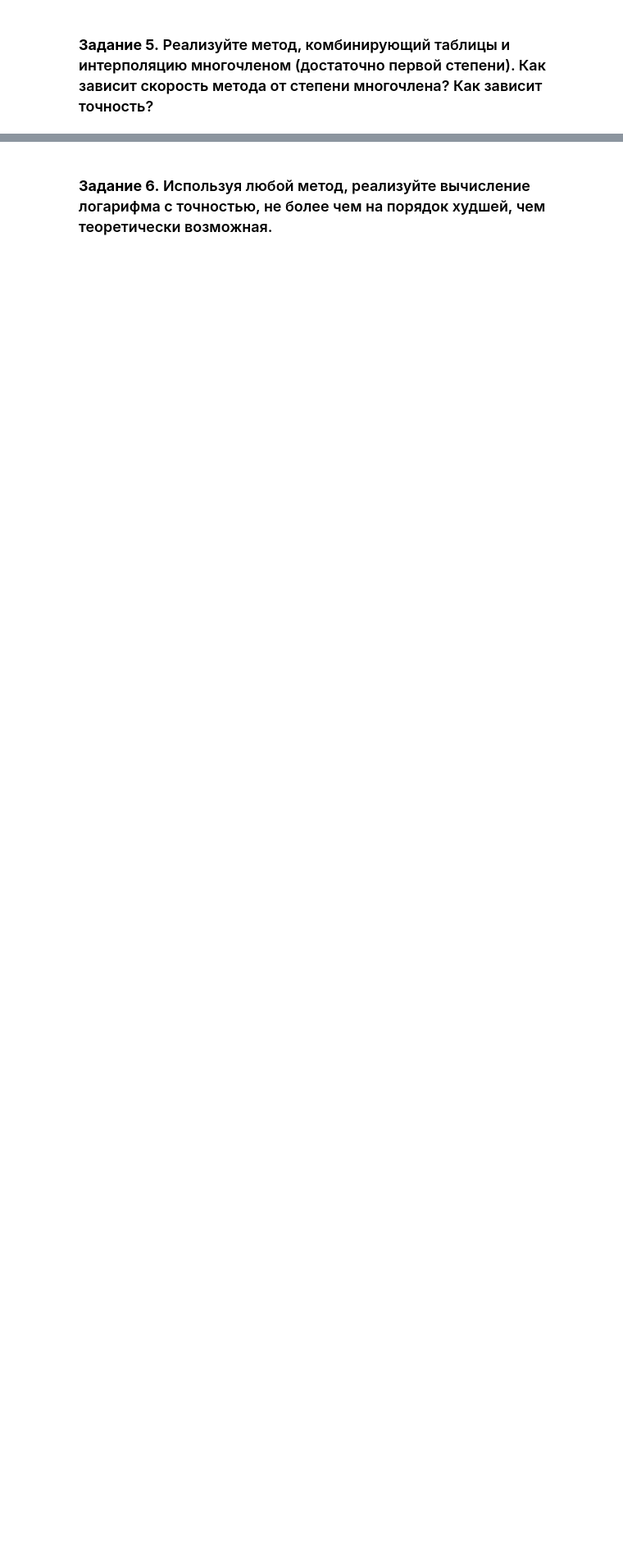
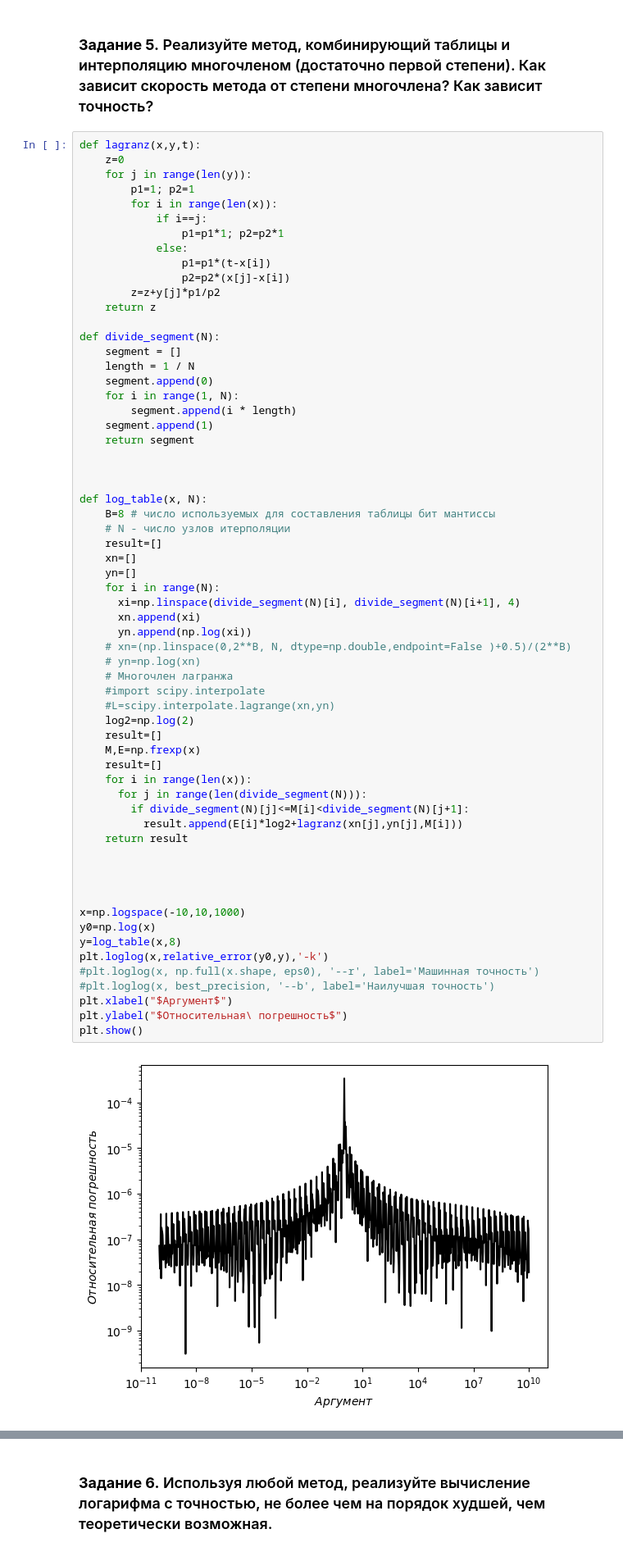
Before and after one commit to dyed-eye/numerical-methods, a Jupyter notebook: 3. Not_so_elementary_elementary_functions.ipynb, the cells around one changed output, grey strips where cells are left out. Shown at 82% size. Cells and saved outputs as stored; diff of their text form; blank space fills up the shorter version.

```diff
--- a/3. Not_so_elementary_elementary_functions.ipynb
+++ b/3. Not_so_elementary_elementary_functions.ipynb
@@ -464,3 +464,67 @@ plt.show()
 [figure]
 # %% [markdown]
 ### **Задание 5.** Реализуйте метод, комбинирующий таблицы и интерполяцию многочленом (достаточно первой степени). Как зависит скорость метода от степени многочлена? Как зависит точность?
+# %%
+def lagranz(x,y,t):
+    z=0
+    for j in range(len(y)):
+        p1=1; p2=1
+        for i in range(len(x)):
+            if i==j:
+                p1=p1*1; p2=p2*1
+            else:
+                p1=p1*(t-x[i])
+                p2=p2*(x[j]-x[i])
+        z=z+y[j]*p1/p2
+    return z
+
+def divide_segment(N):
+    segment = []
+    length = 1 / N
+    segment.append(0)
+    for i in range(1, N):
+        segment.append(i * length)
+    segment.append(1)
+    return segment
+
+
+
+def log_table(x, N):
+    B=8 # число используемых для составления таблицы бит мантиссы
+    # N - число узлов итерполяции
+    result=[]
+    xn=[]
+    yn=[]
+    for i in range(N):
+      xi=np.linspace(divide_segment(N)[i], divide_segment(N)[i+1], 4)
+      xn.append(xi)
+      yn.append(np.log(xi))
+    # xn=(np.linspace(0,2**B, N, dtype=np.double,endpoint=False )+0.5)/(2**B)
+    # yn=np.log(xn)
+    # Многочлен лагранжа
+    #import scipy.interpolate
+    #L=scipy.interpolate.lagrange(xn,yn)
+    log2=np.log(2)
+    result=[]
+    M,E=np.frexp(x)
+    result=[]
+    for i in range(len(x)):
+      for j in range(len(divide_segment(N))):
+        if divide_segment(N)[j]<=M[i]<divide_segment(N)[j+1]:
+          result.append(E[i]*log2+lagranz(xn[j],yn[j],M[i]))
+    return result
+
+
+
+
+x=np.logspace(-10,10,1000)
+y0=np.log(x)
+y=log_table(x,8)
+plt.loglog(x,relative_error(y0,y),'-k')
+#plt.loglog(x, np.full(x.shape, eps0), '--r', label='Машинная точность')
+#plt.loglog(x, best_precision, '--b', label='Наилучшая точность')
+plt.xlabel("$Аргумент$")
+plt.ylabel("$Относительная\ погрешность$")
+plt.show()
+# %% [output]
+[figure, added]
```
Also changed, not shown: parts of 1 cell of this notebook, 1 other file.
